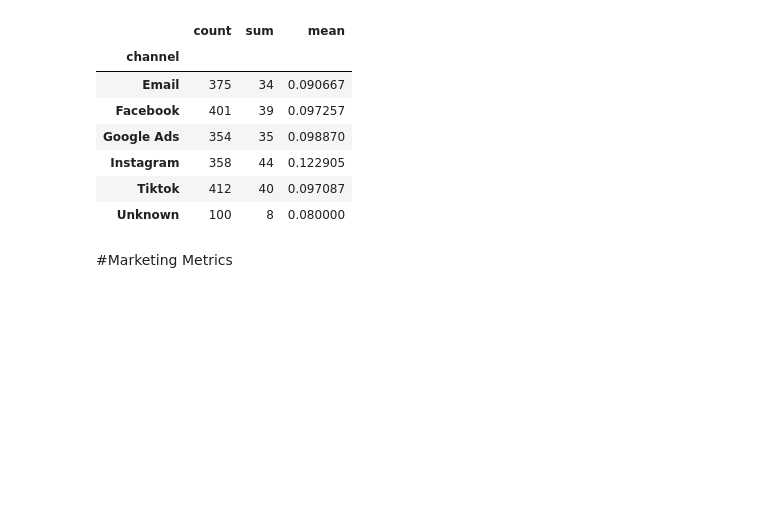
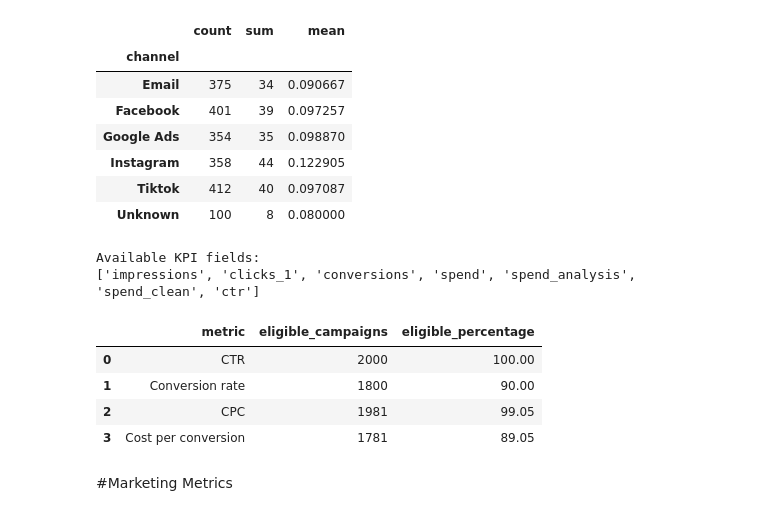
Before and after one commit to Nikita-Ravindra-Albela/Marketing-Performance-Business-Optimization---A-Data-Driven-Decision-Support-Project, a Jupyter notebook: Python/Marketing_Campaign_Cleaning.ipynb, the cells around one changed output. Saved outputs shown, nothing was run; the diff lists cells and outputs as text; code cells hidden in the pictures; blank space fills up the shorter version.

```diff
--- a/Python/Marketing_Campaign_Cleaning.ipynb
+++ b/Python/Marketing_Campaign_Cleaning.ipynb
@@ -2543,6 +2603,62 @@ df_clean.groupby("channel")["conversion_missing_flag"].agg(
 | Instagram | 358 | 44 | 0.122905 |
 | Tiktok | 412 | 40 | 0.097087 |
 | Unknown | 100 | 8 | 0.080000 |
+# %%
+# Check the fields used in your existing KPI calculations
+kpi_fields = [
+    "impressions",
+    "clicks_1",
+    "conversions",
+    "spend",
+    "spend_analysis",
+    "spend_clean",
+    "ctr",
+    "conversion_rate",
+    "cpc",
+    "cost_per_conversion"
+]
+
+print("Available KPI fields:")
+print([col for col in kpi_fields if col in df_clean.columns])
+
+# Checking how many campaigns have the required data for each metric
+kpi_coverage = pd.DataFrame({
+    "metric": [
+        "CTR",
+        "Conversion rate",
+        "CPC",
+        "Cost per conversion"
+    ],
+    "eligible_campaigns": [
+        (df_clean["impressions"] > 0).sum(),
+        (
+            (df_clean["clicks_1"] > 0)
+            & df_clean["conversions"].notna()
+        ).sum(),
+        (
+            (df_clean["clicks_1"] > 0)
+            & df_clean["spend_analysis"].notna()
+        ).sum(),
+        (
+            (df_clean["conversions"] > 0)
+            & df_clean["spend_analysis"].notna()
+        ).sum()
+    ]
+})
+
+kpi_coverage["eligible_percentage"] = (
+    kpi_coverage["eligible_campaigns"] / len(df_clean) * 100
+).round(2)
+
+display(kpi_coverage)
+# %% [output]
+Available KPI fields:
+['impressions', 'clicks_1', 'conversions', 'spend', 'spend_analysis', 'spend_clean', 'ctr']
+|  | metric | eligible_campaigns | eligible_percentage |
+| 0 | CTR | 2000 | 100.00 |
+| 1 | Conversion rate | 1800 | 90.00 |
+| 2 | CPC | 1981 | 99.05 |
+| 3 | Cost per conversion | 1781 | 89.05 |
 # %% [markdown]
 #Marketing Metrics
 # %%
```
Also changed, not shown: parts of 18 cells of this notebook.
